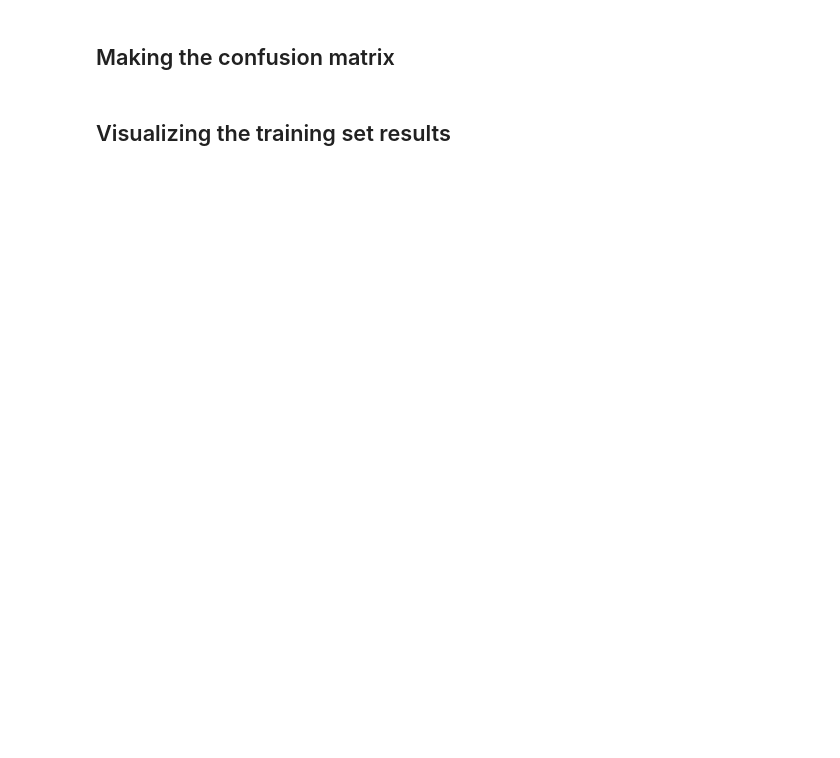
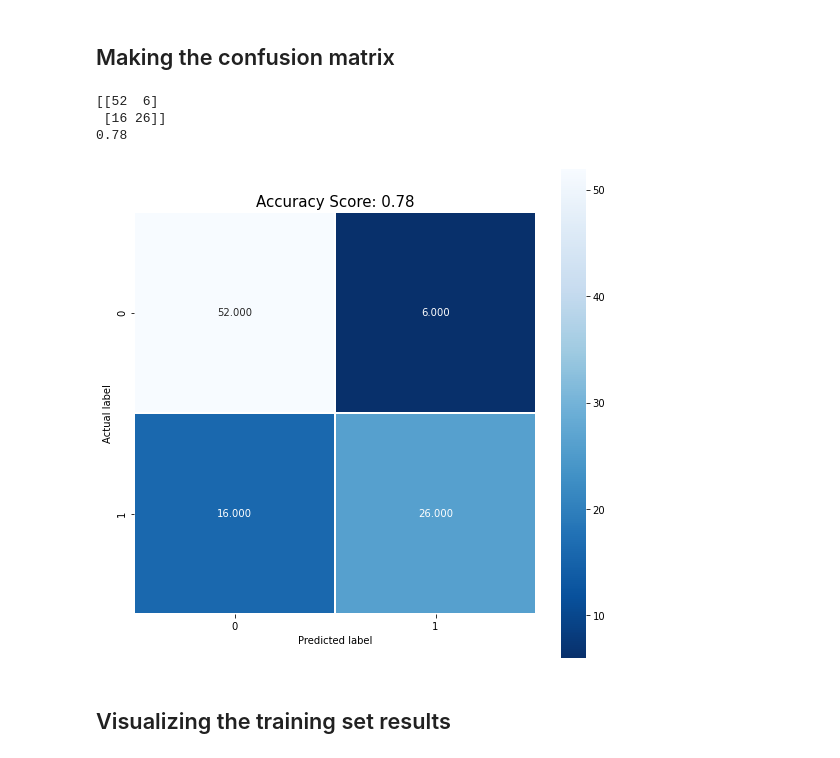
Before and after one commit to Aymen-saidi/MyOwnDSMLLearning, a Jupyter notebook: Classification/Sec 1 Logistic Regression/Logistic_Regression.ipynb, the cells around one changed output. Drawn from its saved outputs; the diff is of its cells as text; code cells hidden in the pictures; blank space fills up the shorter version.

```diff
--- a/Classification/Sec 1 Logistic Regression/Logistic_Regression.ipynb
+++ b/Classification/Sec 1 Logistic Regression/Logistic_Regression.ipynb
@@ -131,2 +134,7 @@ print(LGR.predict(sc_X.transform([[30,87000]])))
 # %% [markdown]
 ## Predicting the test set results
+# %%
+Pred = LGR.predict(X_test)
+#Concatenate both predicted result and real one into one matrice vertically put
+#reshape used to help show the result vertically
+print(np.concatenate((Pred.reshape(len(Pred),1),Y_test.reshape(len(Y_test),1)),1))
@@ -133,4 +159,24 @@ print(LGR.predict(sc_X.transform([[30,87000]])))
 # %% [markdown]
 ## Making the confusion matrix
+# %%
+from sklearn import metrics
+from sklearn.metrics import accuracy_score
+cm = metrics.confusion_matrix(Y_test, Pred)
+asc = accuracy_score(Y_test, Pred)
+print(cm)
+print(asc)
+# %% [output]
+[[52  6]
+ [16 26]]
+0.78
+# %%
+plt.figure(figsize=(9,9))
+sns.heatmap(cm, annot=True, fmt=".3f", linewidths=.5, square = True, cmap = 'Blues_r');
+plt.ylabel('Actual label');
+plt.xlabel('Predicted label');
+all_sample_title = 'Accuracy Score: {0}'.format(asc)
+plt.title(all_sample_title, size = 15);
+# %% [output]
+[figure, added]
 # %% [markdown]
 ## Visualizing the training set results
```
Also changed, not shown: parts of 7 cells of this notebook.
